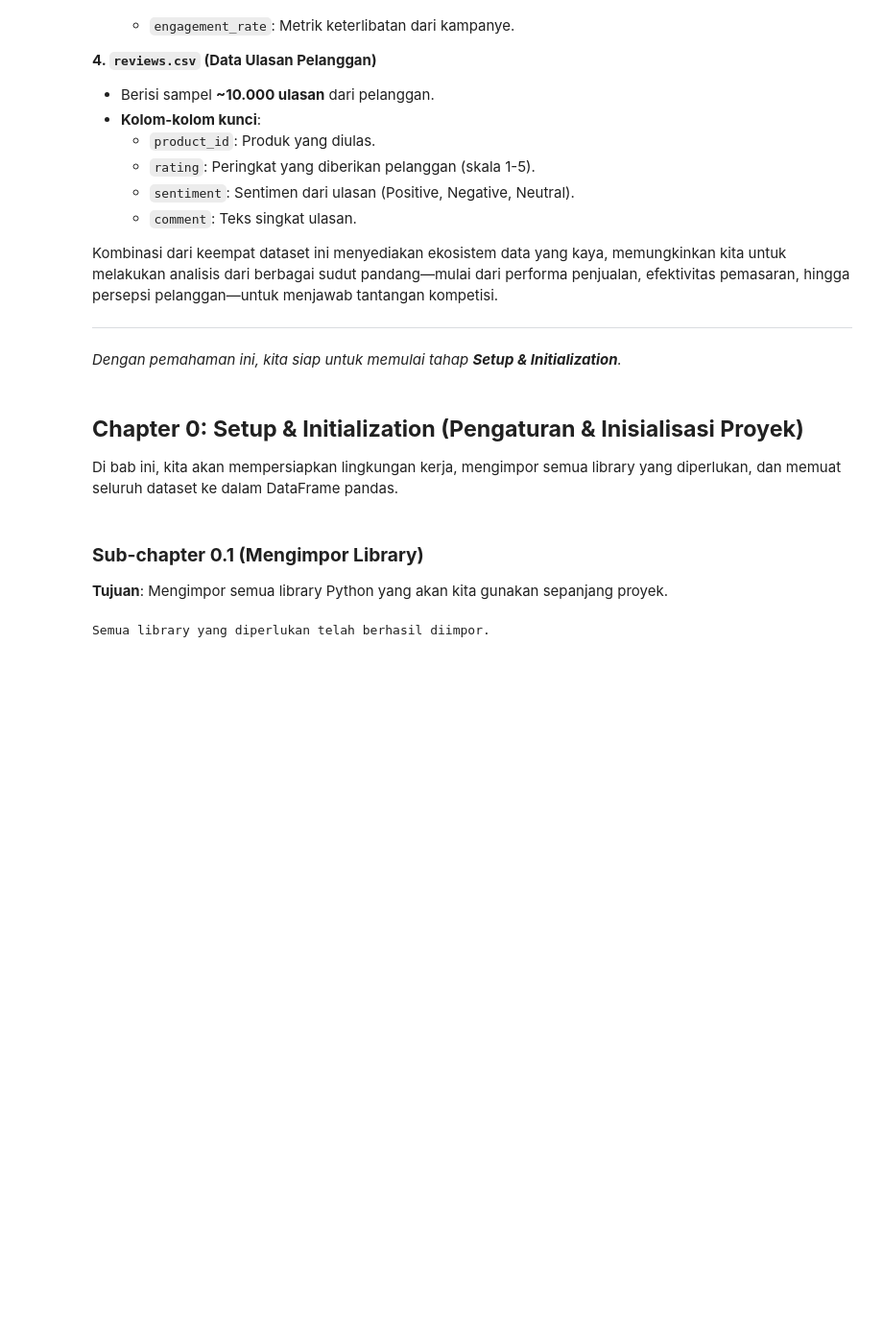
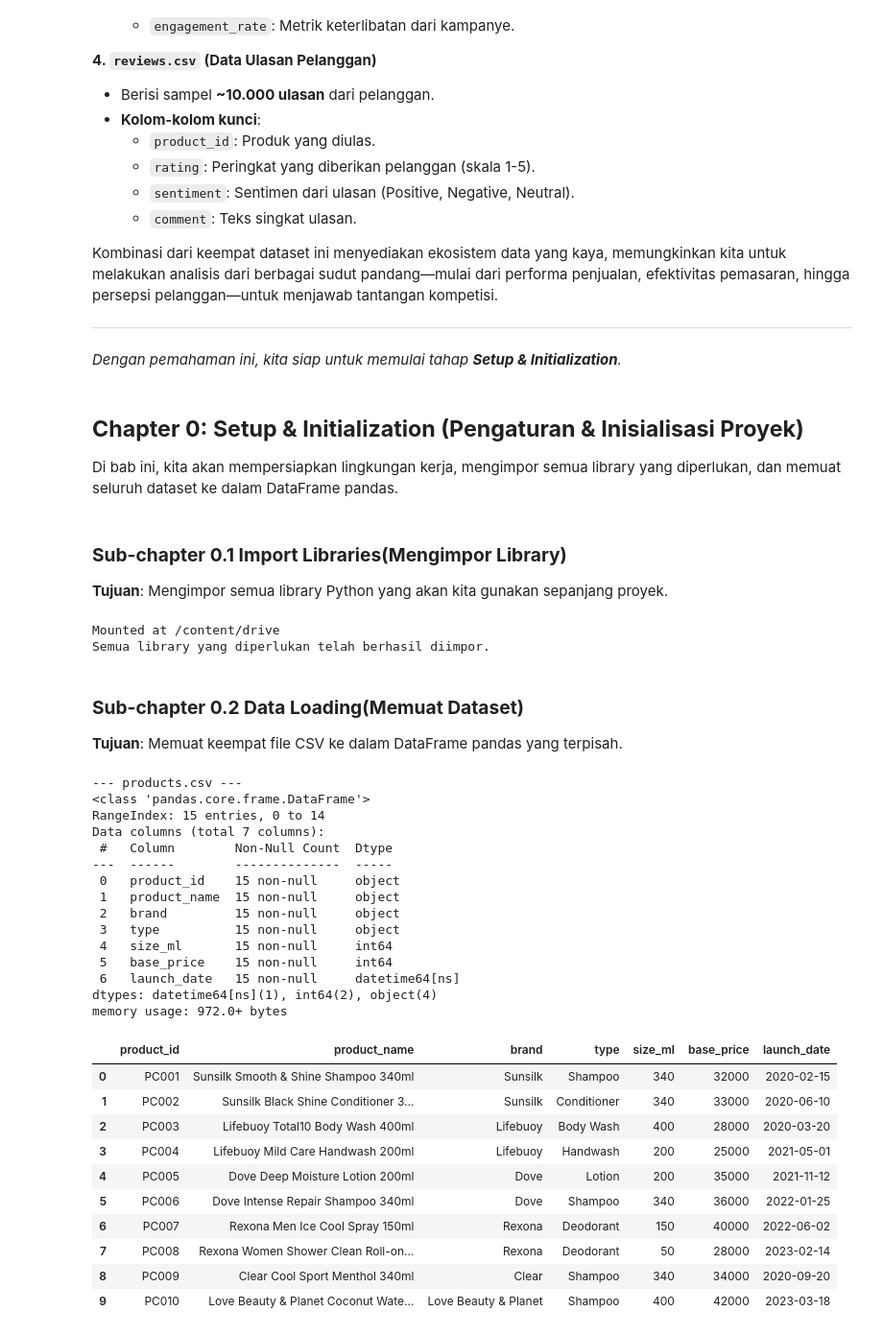
Before and after one commit to LatiefDataVisionary/fmcg-gelar-rasa-2025, a Jupyter notebook: notebooks/notebook.ipynb, the cells around one changed output. Shown at 96% size. Saved outputs shown, nothing was run; the diff lists cells and outputs as text; code cells hidden in the pictures; blank space fills up the shorter version.

```diff
--- a/notebooks/notebook.ipynb
+++ b/notebooks/notebook.ipynb
@@ -1342,7 +1343,7 @@ Kombinasi dari keempat dataset ini menyediakan ekosistem data yang kaya, memungk
 
 Di bab ini, kita akan mempersiapkan lingkungan kerja, mengimpor semua library yang diperlukan, dan memuat seluruh dataset ke dalam DataFrame pandas.
 # %% [markdown]
-### **Sub-chapter 0.1 (Mengimpor Library)**
+### **Sub-chapter 0.1 Import Libraries(Mengimpor Library)**
 
 **Tujuan**: Mengimpor semua library Python yang akan kita gunakan sepanjang proyek.
 # %%
@@ -1351,6 +1352,9 @@ import numpy as np
 import matplotlib.pyplot as plt
 import seaborn as sns
 import os
+
+from google.colab import drive
+drive.mount('/content/drive')
 
 # Memastikan tampilan plot inline
 %matplotlib inline
@@ -1362,4 +1366,9 @@ pd.set_option('display.width', 1000)
 
 print("Semua library yang diperlukan telah berhasil diimpor.")
 # %% [output]
+Mounted at /content/drive
 Semua library yang diperlukan telah berhasil diimpor.
+# %% [markdown]
+### **Sub-chapter 0.2 Data Loading(Memuat Dataset)**
+
+**Tujuan**: Memuat keempat file CSV ke dalam DataFrame pandas yang terpisah.
@@ -1365,0 +1380,34 @@ Semua library yang diperlukan telah berhasil diimpor.
+# %%
+# Memuat products.csv
+products = pd.read_csv(os.path.join(data_folder, 'products.csv'))
+print("\n--- products.csv ---")
+products['launch_date'] = pd.to_datetime(products['launch_date'])
+products.info()
+display(products.head(10))
+# %% [output]
+--- products.csv ---
+<class 'pandas.core.frame.DataFrame'>
+RangeIndex: 15 entries, 0 to 14
+Data columns (total 7 columns):
+ #   Column        Non-Null Count  Dtype
+---  ------        --------------  -----
+ 0   product_id    15 non-null     object
+ 1   product_name  15 non-null     object
+ 2   brand         15 non-null     object
+ 3   type          15 non-null     object
+ 4   size_ml       15 non-null     int64
+ 5   base_price    15 non-null     int64
+ 6   launch_date   15 non-null     datetime64[ns]
+dtypes: datetime64[ns](1), int64(2), object(4)
+memory usage: 972.0+ bytes
+|  | product_id | product_name | brand | type | size_ml | base_price | launch_date |
+| 0 | PC001 | Sunsilk Smooth & Shine Shampoo 340ml | Sunsilk | Shampoo | 340 | 32000 | 2020-02-15 |
+| 1 | PC002 | Sunsilk Black Shine Conditioner 3... | Sunsilk | Conditioner | 340 | 33000 | 2020-06-10 |
+| 2 | PC003 | Lifebuoy Total10 Body Wash 400ml | Lifebuoy | Body Wash | 400 | 28000 | 2020-03-20 |
+| 3 | PC004 | Lifebuoy Mild Care Handwash 200ml | Lifebuoy | Handwash | 200 | 25000 | 2021-05-01 |
+| 4 | PC005 | Dove Deep Moisture Lotion 200ml | Dove | Lotion | 200 | 35000 | 2021-11-12 |
+| 5 | PC006 | Dove Intense Repair Shampoo 340ml | Dove | Shampoo | 340 | 36000 | 2022-01-25 |
+| 6 | PC007 | Rexona Men Ice Cool Spray 150ml | Rexona | Deodorant | 150 | 40000 | 2022-06-02 |
+| 7 | PC008 | Rexona Women Shower Clean Roll-on... | Rexona | Deodorant | 50 | 28000 | 2023-02-14 |
+| 8 | PC009 | Clear Cool Sport Menthol 340ml | Clear | Shampoo | 340 | 34000 | 2020-09-20 |
+| 9 | PC010 | Love Beauty & Planet Coconut Wate... | Love Beauty & Planet | Shampoo | 400 | 42000 | 2023-03-18 |
```
Also changed, not shown: parts of 8 cells of this notebook.
